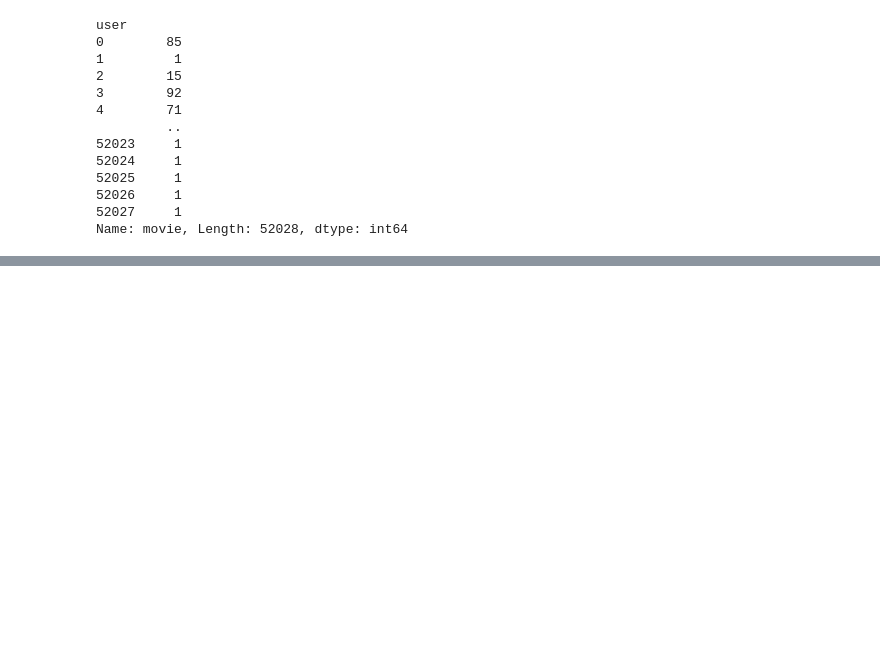
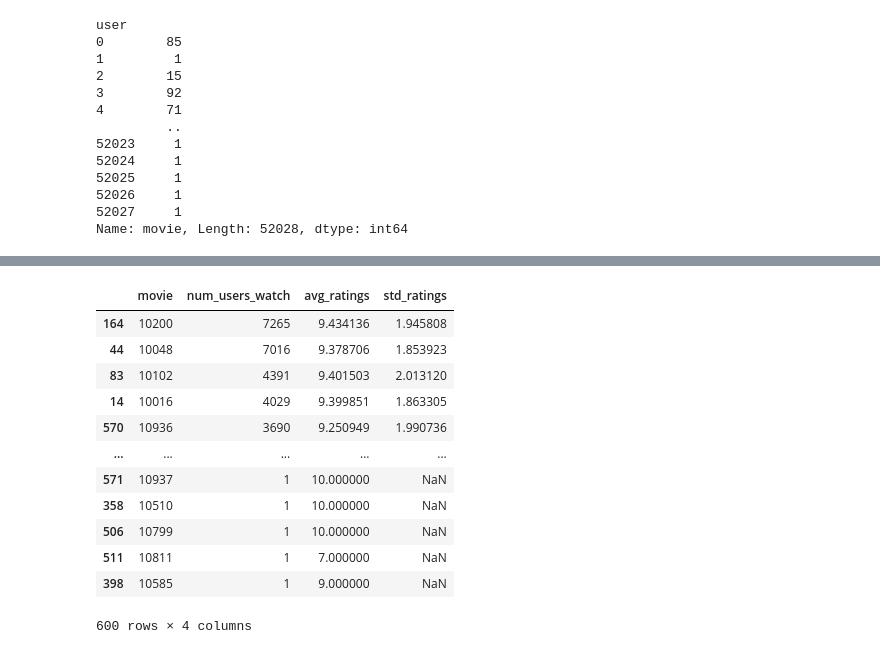
Before and after one commit to Vaycold/Vaycold, a Jupyter notebook: Recommend_Algorithm/#7.딥러닝과_추천알고리즘,_영화_데이터셋_비교.ipynb, the cells around one changed output, grey strips where cells are left out. Cells and saved outputs as stored; diff of their text form; code cells hidden in the pictures; blank space fills up the shorter version.

```diff
--- a/Recommend_Algorithm/#7.딥러닝과_추천알고리즘,_영화_데이터셋_비교.ipynb
+++ b/Recommend_Algorithm/#7.딥러닝과_추천알고리즘,_영화_데이터셋_비교.ipynb
@@ -460,0 +504,16 @@ Name: movie, Length: 52028, dtype: int64
+# %%
+movieid_user_df.sort_values(by='num_users_watch', ascending=False)
+# %% [output]
+|  | movie | num_users_watch | avg_ratings | std_ratings |
+| 164 | 10200 | 7265 | 9.434136 | 1.945808 |
+| 44 | 10048 | 7016 | 9.378706 | 1.853923 |
+| 83 | 10102 | 4391 | 9.401503 | 2.013120 |
+| 14 | 10016 | 4029 | 9.399851 | 1.863305 |
+| 570 | 10936 | 3690 | 9.250949 | 1.990736 |
+| ... | ... | ... | ... | ... |
+| 571 | 10937 | 1 | 10.000000 | NaN |
+| 358 | 10510 | 1 | 10.000000 | NaN |
+| 506 | 10799 | 1 | 10.000000 | NaN |
+| 511 | 10811 | 1 | 7.000000 | NaN |
+| 398 | 10585 | 1 | 9.000000 | NaN |
+600 rows × 4 columns
```
Also changed, not shown: parts of 14 cells of this notebook.
